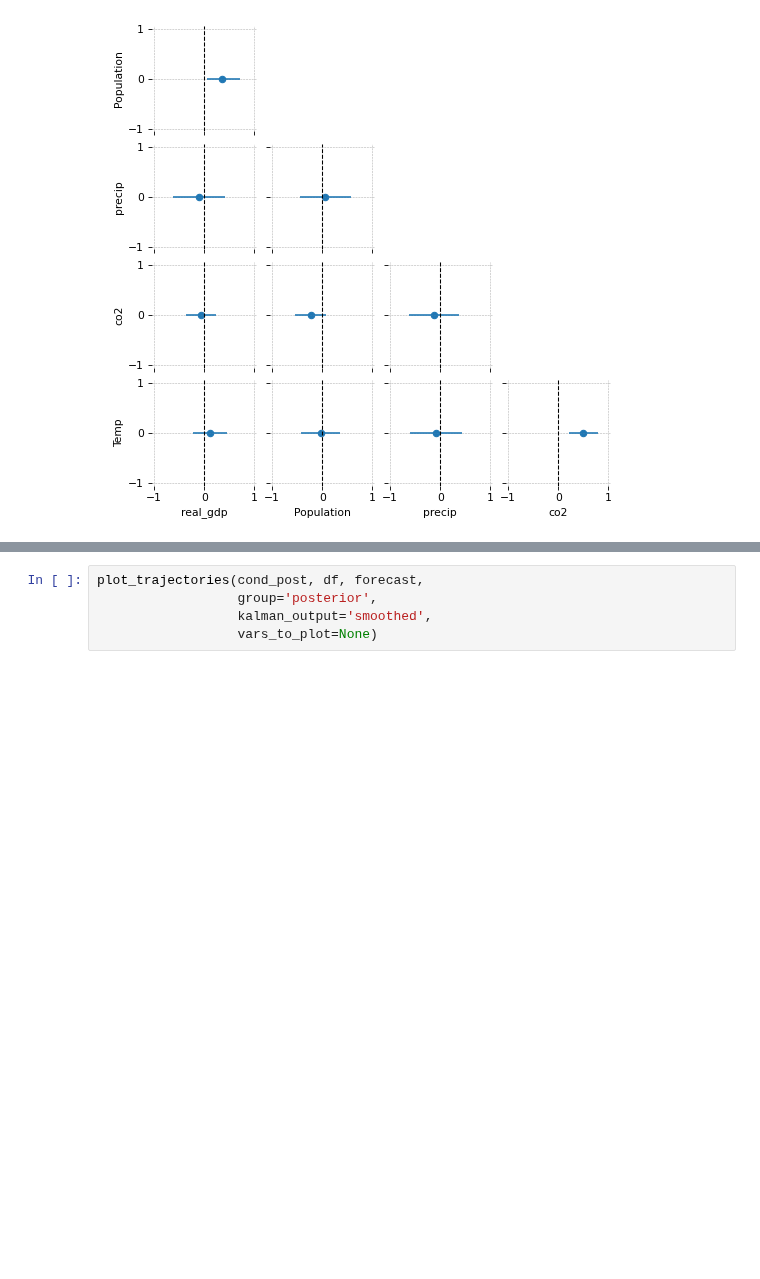
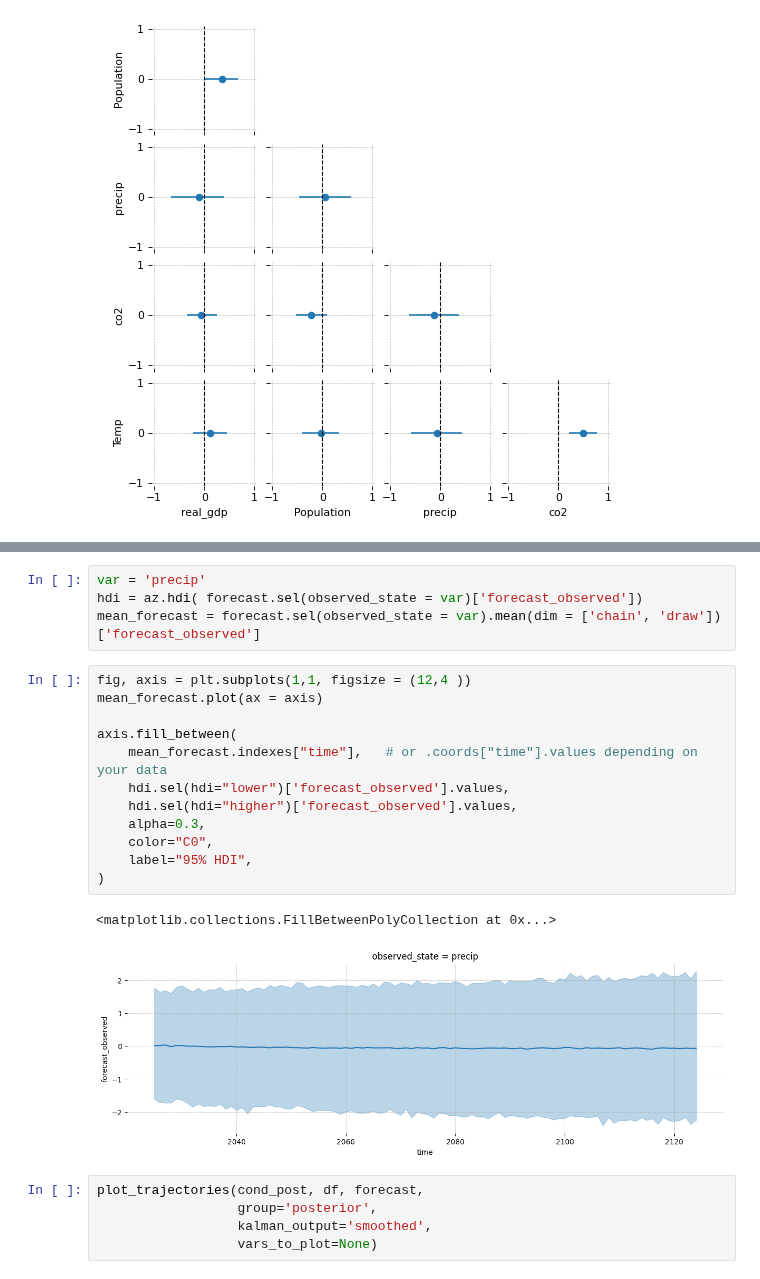
Before and after one commit to jessegrabowski/laos-climate-change, a Jupyter notebook: notebooks/final_paper/00a_time_series_forecasting_cr.ipynb, the cells around one changed output, grey strips where cells are left out. Cells and saved outputs as stored; diff of their text form; blank space fills up the shorter version.

```diff
--- a/notebooks/final_paper/00a_time_series_forecasting_cr.ipynb
+++ b/notebooks/final_paper/00a_time_series_forecasting_cr.ipynb
@@ -363,3 +370,22 @@ Sampling: [forecast_combined]
+# %%
+var = 'precip'
+hdi = az.hdi( forecast.sel(observed_state = var)['forecast_observed'])
+mean_forecast = forecast.sel(observed_state = var).mean(dim = ['chain', 'draw'])['forecast_observed']
+# %%
+fig, axis = plt.subplots(1,1, figsize = (12,4 ))
+mean_forecast.plot(ax = axis)
+
+axis.fill_between(
+    mean_forecast.indexes["time"],   # or .coords["time"].values depending on your data
+    hdi.sel(hdi="lower")['forecast_observed'].values,
+    hdi.sel(hdi="higher")['forecast_observed'].values,
+    alpha=0.3,
+    color="C0",
+    label="95% HDI",
+)
+# %% [output]
+<matplotlib.collections.FillBetweenPolyCollection at 0x...>
+[figure, added]
 # %%
 plot_trajectories(cond_post, df, forecast,
                   group='posterior',
```
Also changed, not shown: parts of 11 cells of this notebook, 1 other file.
